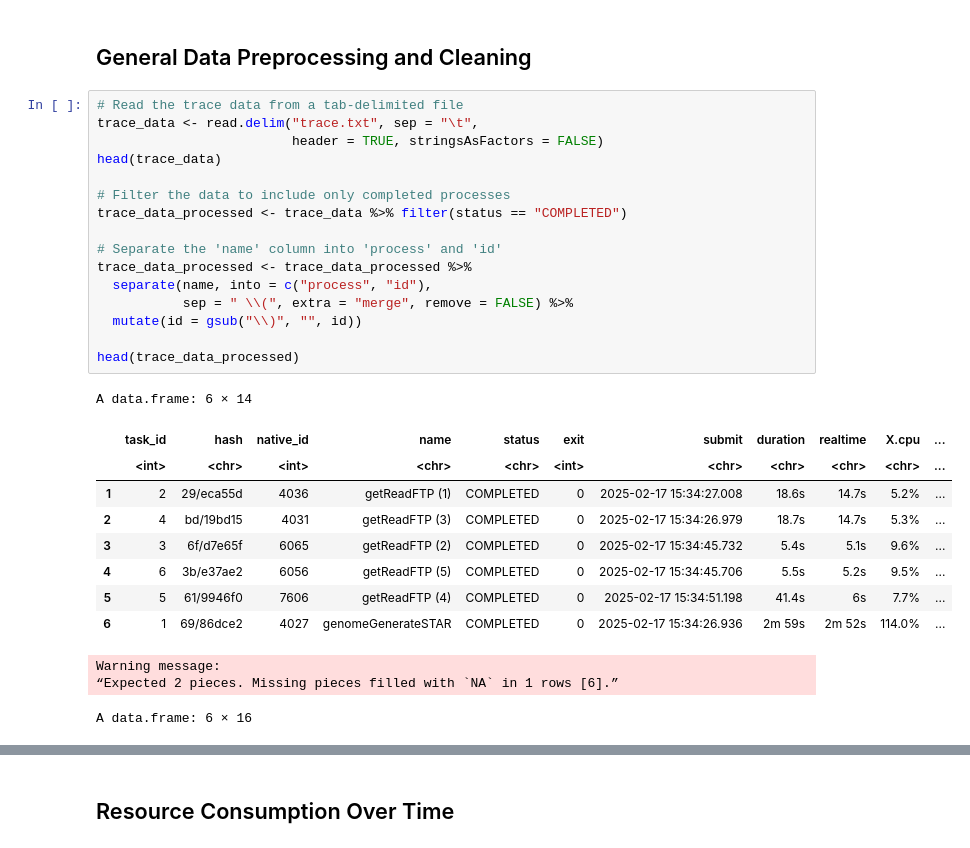
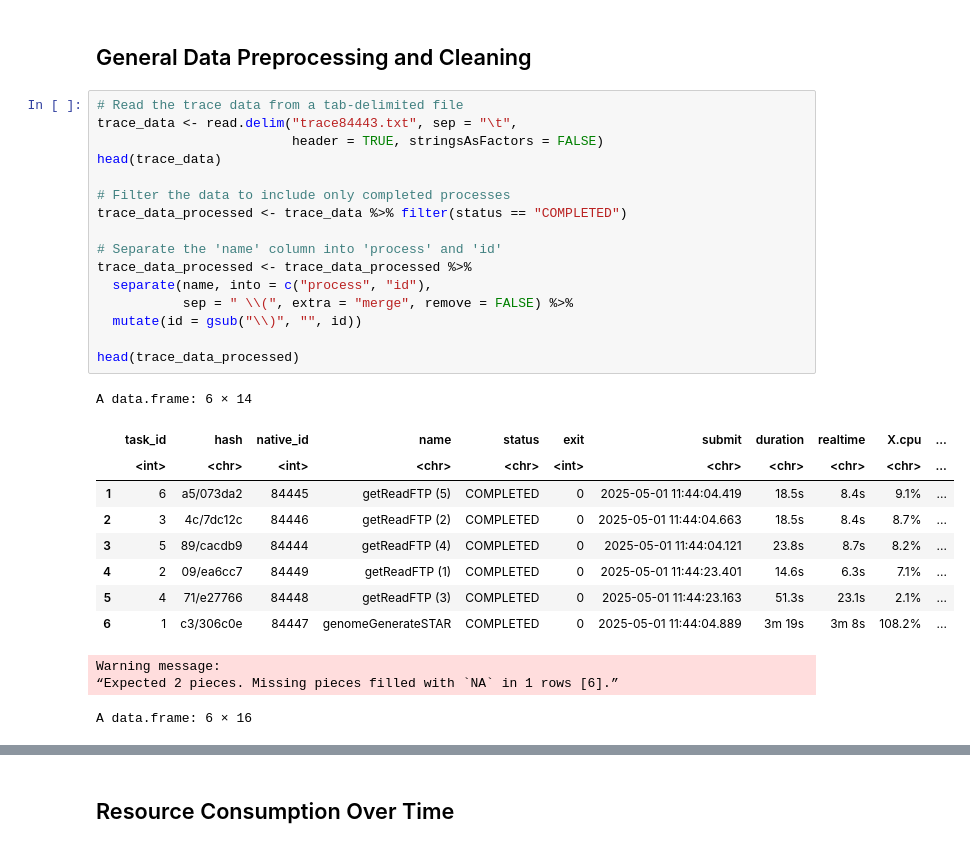
Before and after one commit to labbces/SpliceScape, a Jupyter notebook: performance_analysis/performance_analysis.ipynb, the cells around one changed output, grey strips where cells are left out. Drawn from its saved outputs; the diff is of its cells as text.

```diff
--- a/performance_analysis/performance_analysis.ipynb
+++ b/performance_analysis/performance_analysis.ipynb
@@ -43,30 +43,30 @@ The following objects are masked from ‘package:base’:
 ## General Data Preprocessing and Cleaning
 # %%
 # Read the trace data from a tab-delimited file
-trace_data <- read.delim("trace.txt", sep = "\t",
+trace_data <- read.delim("trace84443.txt", sep = "\t",
                          header = TRUE, stringsAsFactors = FALSE)
 head(trace_data)
 
 # Filter the data to include only completed processes
 trace_data_processed <- trace_data %>% filter(status == "COMPLETED")
 
 # Separate the 'name' column into 'process' and 'id'
 trace_data_processed <- trace_data_processed %>%
   separate(name, into = c("process", "id"),
            sep = " \\(", extra = "merge", remove = FALSE) %>%
   mutate(id = gsub("\\)", "", id))
 
 head(trace_data_processed)
 # %% [output]
 A data.frame: 6 × 14
 |  | task_id | hash | native_id | name | status | exit | submit | duration | realtime | X.cpu | ... |
 |  | <int> | <chr> | <int> | <chr> | <chr> | <int> | <chr> | <chr> | <chr> | <chr> | ... |
-| 1 | 2 | 29/eca55d | 4036 | getReadFTP (1) | COMPLETED | 0 | 2025-02-17 15:34:27.008 | 18.6s | 14.7s | 5.2% | ... |
-| 2 | 4 | bd/19bd15 | 4031 | getReadFTP (3) | COMPLETED | 0 | 2025-02-17 15:34:26.979 | 18.7s | 14.7s | 5.3% | ... |
-| 3 | 3 | 6f/d7e65f | 6065 | getReadFTP (2) | COMPLETED | 0 | 2025-02-17 15:34:45.732 | 5.4s | 5.1s | 9.6% | ... |
-| 4 | 6 | 3b/e37ae2 | 6056 | getReadFTP (5) | COMPLETED | 0 | 2025-02-17 15:34:45.706 | 5.5s | 5.2s | 9.5% | ... |
-| 5 | 5 | 61/9946f0 | 7606 | getReadFTP (4) | COMPLETED | 0 | 2025-02-17 15:34:51.198 | 41.4s | 6s | 7.7% | ... |
-| 6 | 1 | 69/86dce2 | 4027 | genomeGenerateSTAR | COMPLETED | 0 | 2025-02-17 15:34:26.936 | 2m 59s | 2m 52s | 114.0% | ... |
+| 1 | 6 | a5/073da2 | 84445 | getReadFTP (5) | COMPLETED | 0 | 2025-05-01 11:44:04.419 | 18.5s | 8.4s | 9.1% | ... |
+| 2 | 3 | 4c/7dc12c | 84446 | getReadFTP (2) | COMPLETED | 0 | 2025-05-01 11:44:04.663 | 18.5s | 8.4s | 8.7% | ... |
+| 3 | 5 | 89/cacdb9 | 84444 | getReadFTP (4) | COMPLETED | 0 | 2025-05-01 11:44:04.121 | 23.8s | 8.7s | 8.2% | ... |
+| 4 | 2 | 09/ea6cc7 | 84449 | getReadFTP (1) | COMPLETED | 0 | 2025-05-01 11:44:23.401 | 14.6s | 6.3s | 7.1% | ... |
+| 5 | 4 | 71/e27766 | 84448 | getReadFTP (3) | COMPLETED | 0 | 2025-05-01 11:44:23.163 | 51.3s | 23.1s | 2.1% | ... |
+| 6 | 1 | c3/306c0e | 84447 | genomeGenerateSTAR | COMPLETED | 0 | 2025-05-01 11:44:04.889 | 3m 19s | 3m 8s | 108.2% | ... |
 Warning message:
 “Expected 2 pieces. Missing pieces filled with `NA` in 1 rows [6].”
 A data.frame: 6 × 16
```
Also changed, not shown: parts of 12 cells of this notebook, 2 other files.
